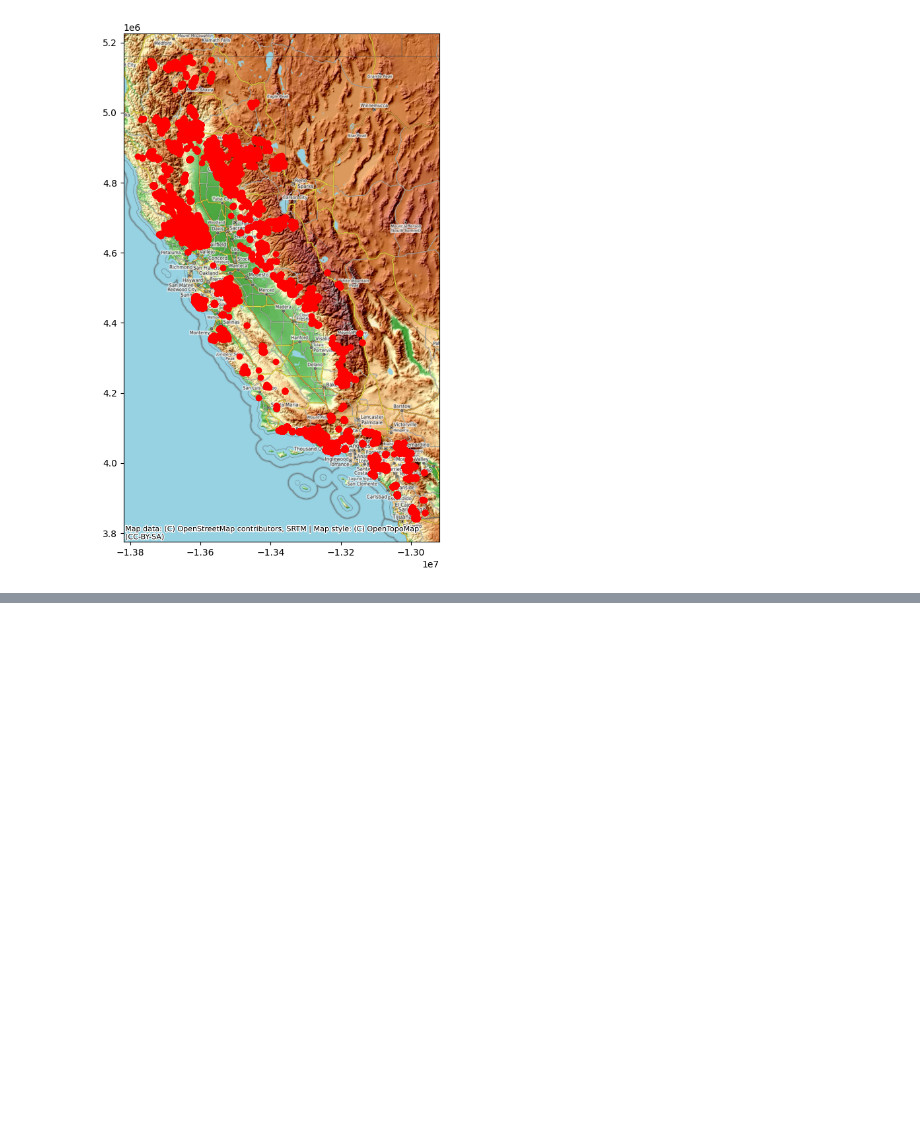
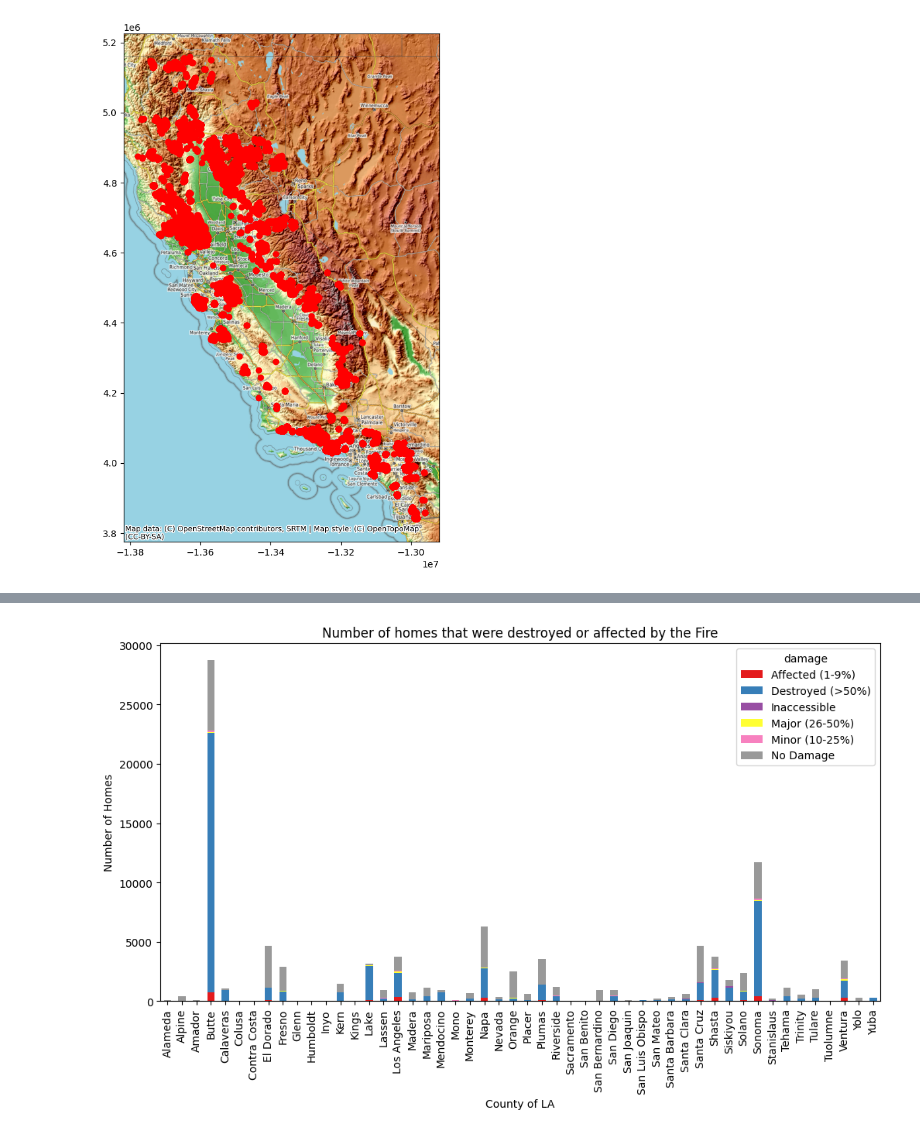
Before and after one commit to AnrieS/california_fires, a Jupyter notebook: data_analysis.ipynb, the cells around one changed output, grey strips where cells are left out. Cells and saved outputs as stored; diff of their text form; code cells hidden in the pictures; blank space fills up the shorter version.

Commit message:
Adding more analysis to the california wild fires

```diff
--- a/data_analysis.ipynb
+++ b/data_analysis.ipynb
@@ -69,0 +161,11 @@ ctx.add_basemap(ax, source=ctx.providers.OpenTopoMap)
+# %%
+damaged_by_county = new_geo_data.groupby(['county', 'damage']).size().fillna(0).unstack()
+
+damaged_by_county.plot(kind='bar', stacked=True, colormap='Set1', figsize=(12,6))
+
+plt.title('Number of homes that were destroyed or affected by the Fire')
+plt.ylabel('Number of Homes')
+plt.xlabel('County of LA')
+plt.show()
+# %% [output]
+[figure, added]
```
Also changed, not shown: parts of 11 cells of this notebook.
